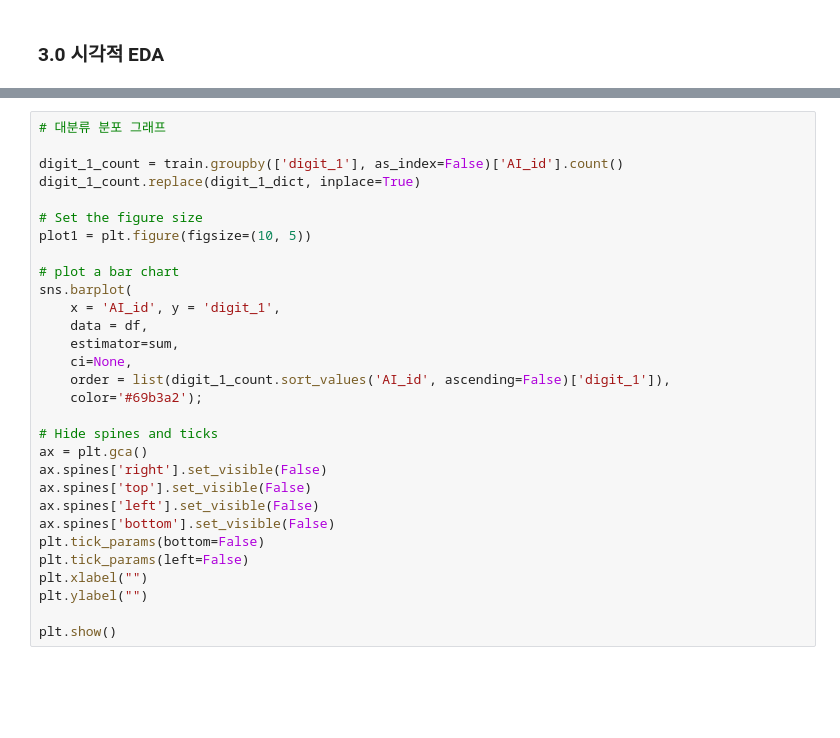
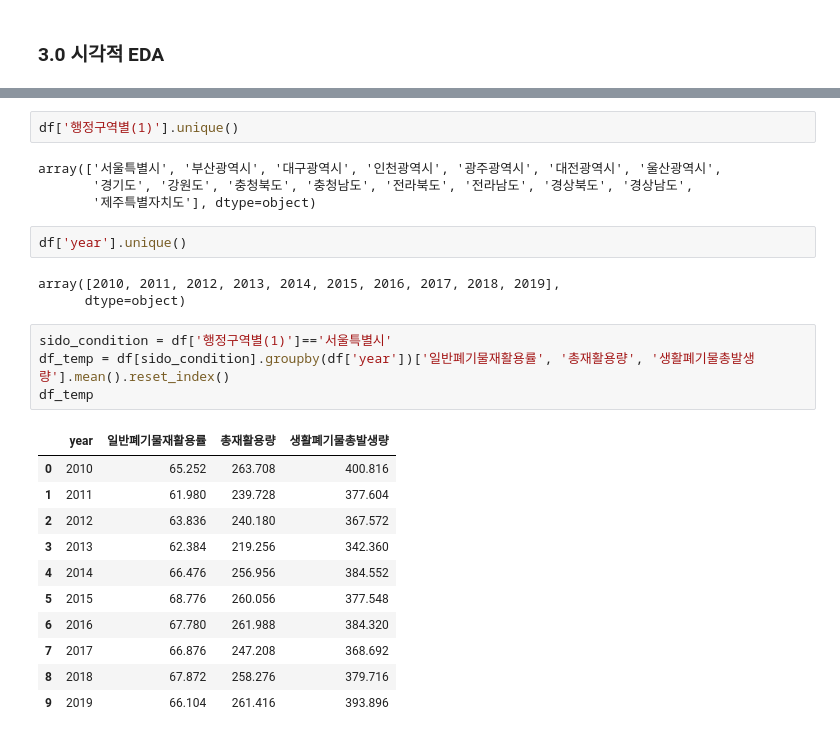
Before and after one commit to huitaek/project_mini_analyze_waste, a Jupyter notebook: src/EDA_hitagi.ipynb, the cells around one changed output, grey strips where cells are left out. Cells and saved outputs as stored; diff of their text form; blank space fills up the shorter version.

```diff
--- a/src/EDA_hitagi.ipynb
+++ b/src/EDA_hitagi.ipynb
@@ -181,30 +123,27 @@ for value in plot1:
-# %%
-# 대분류 분포 그래프
-
-digit_1_count = train.groupby(['digit_1'], as_index=False)['AI_id'].count()
-digit_1_count.replace(digit_1_dict, inplace=True)
-
-# Set the figure size
-plot1 = plt.figure(figsize=(10, 5))
-
-# plot a bar chart
-sns.barplot(
-    x = 'AI_id', y = 'digit_1',
-    data = df,
-    estimator=sum,
-    ci=None,
-    order = list(digit_1_count.sort_values('AI_id', ascending=False)['digit_1']),
-    color='#69b3a2');
-
-# Hide spines and ticks
-ax = plt.gca()
-ax.spines['right'].set_visible(False)
-ax.spines['top'].set_visible(False)
-ax.spines['left'].set_visible(False)
-ax.spines['bottom'].set_visible(False)
-plt.tick_params(bottom=False)
-plt.tick_params(left=False)
-plt.xlabel("")
-plt.ylabel("")
-
-plt.show()
+# %%
+df['행정구역별(1)'].unique()
+# %% [output]
+array(['서울특별시', '부산광역시', '대구광역시', '인천광역시', '광주광역시', '대전광역시', '울산광역시',
+       '경기도', '강원도', '충청북도', '충청남도', '전라북도', '전라남도', '경상북도', '경상남도',
+       '제주특별자치도'], dtype=object)
+# %%
+df['year'].unique()
+# %% [output]
+array([2010, 2011, 2012, 2013, 2014, 2015, 2016, 2017, 2018, 2019],
+      dtype=object)
+# %%
+sido_condition = df['행정구역별(1)']=='서울특별시'
+df_temp = df[sido_condition].groupby(df['year'])['일반폐기물재활용률', '총재활용량', '생활폐기물총발생량'].mean().reset_index()
+df_temp
+# %% [output]
+|  | year | 일반폐기물재활용률 | 총재활용량 | 생활폐기물총발생량 |
+| 0 | 2010 | 65.252 | 263.708 | 400.816 |
+| 1 | 2011 | 61.980 | 239.728 | 377.604 |
+| 2 | 2012 | 63.836 | 240.180 | 367.572 |
+| 3 | 2013 | 62.384 | 219.256 | 342.360 |
+| 4 | 2014 | 66.476 | 256.956 | 384.552 |
+| 5 | 2015 | 68.776 | 260.056 | 377.548 |
+| 6 | 2016 | 67.780 | 261.988 | 384.320 |
+| 7 | 2017 | 66.876 | 247.208 | 368.692 |
+| 8 | 2018 | 67.872 | 258.276 | 379.716 |
+| 9 | 2019 | 66.104 | 261.416 | 393.896 |
```
Also changed, not shown: parts of 8 cells of this notebook.
